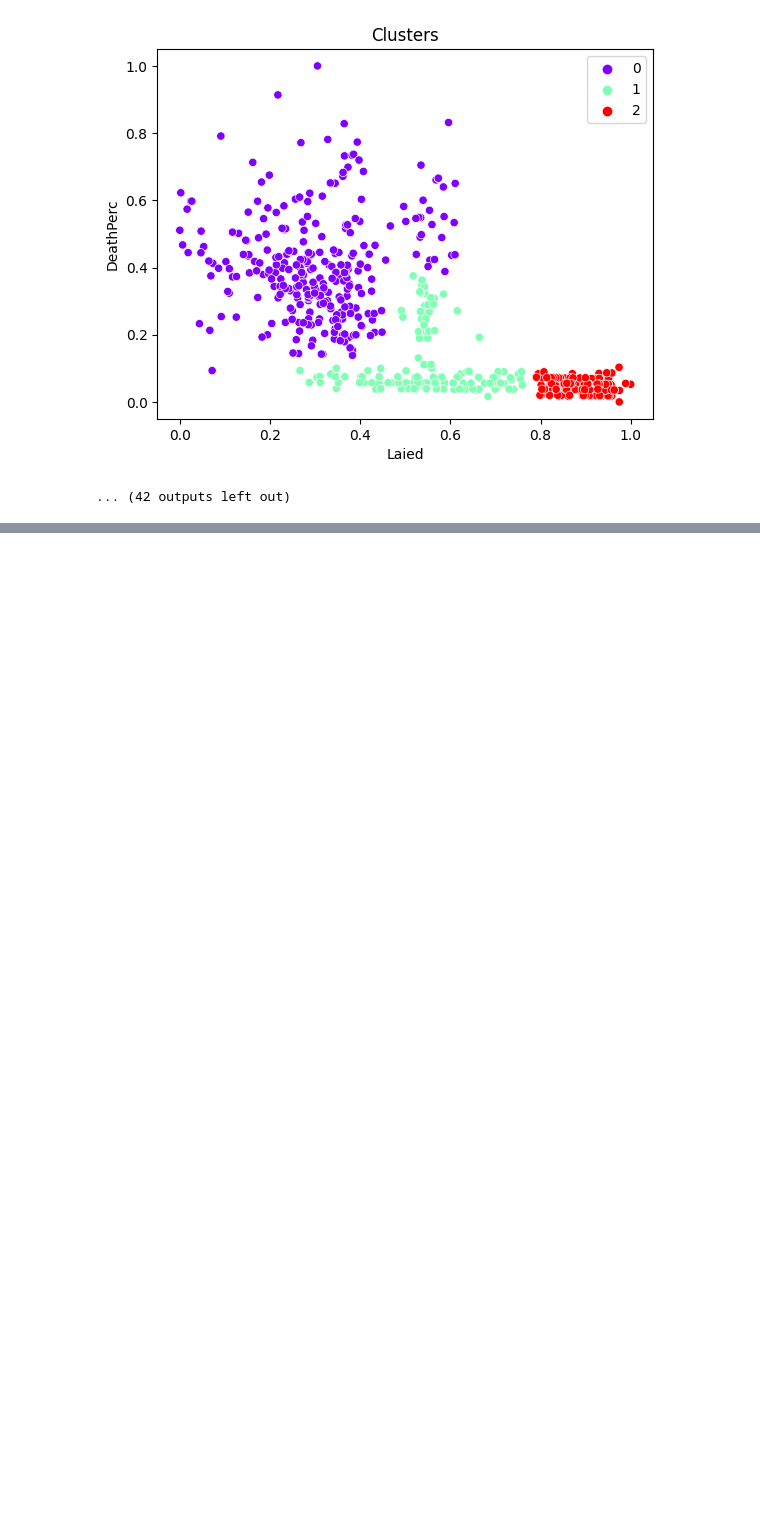
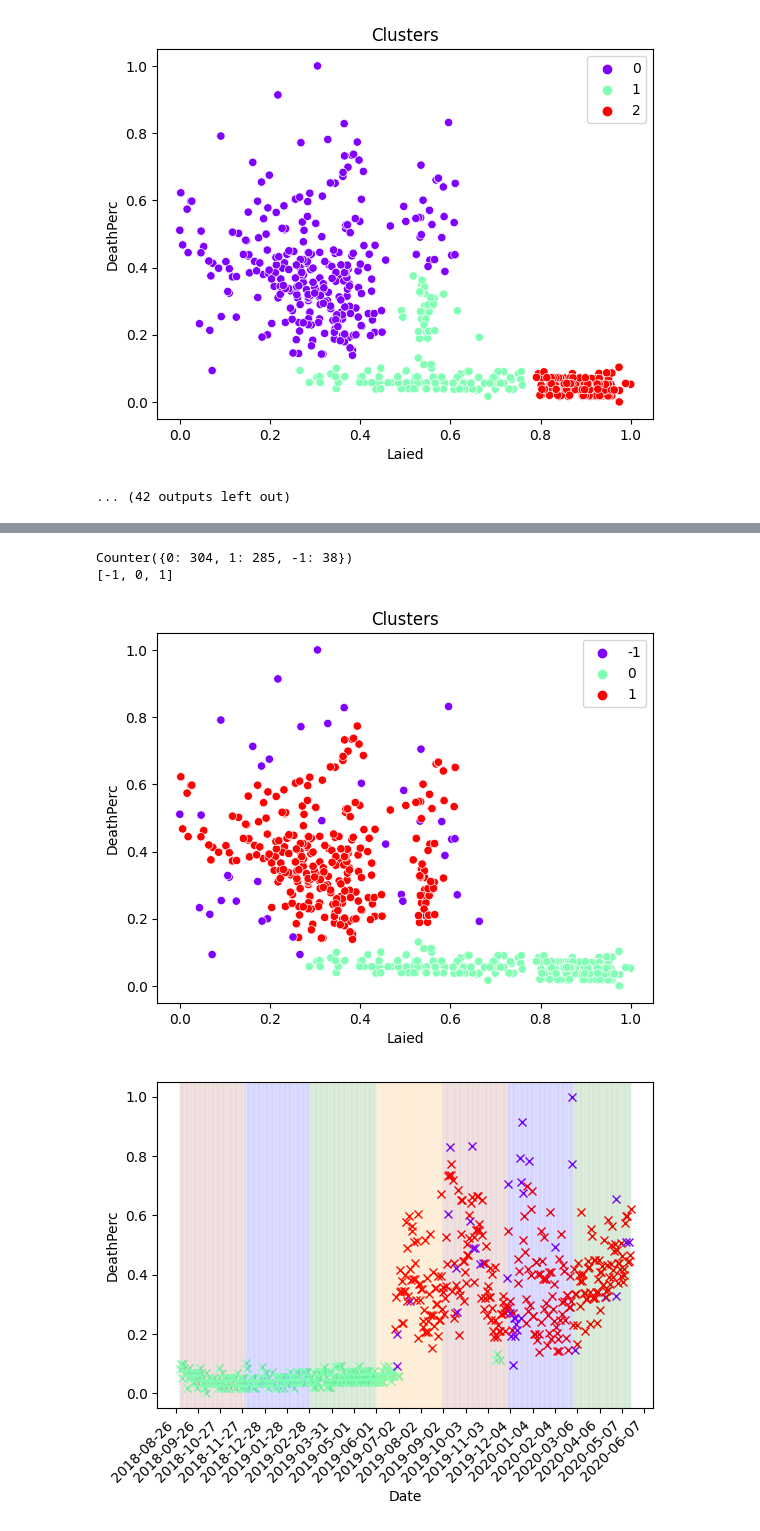
Before and after one commit to CanaliDavide/DASA--Project, a Jupyter notebook: Clustering/DataAnalisysA_Cluster.ipynb, the cells around one changed output, grey strips where cells are left out. Saved outputs shown, nothing was run; the diff lists cells and outputs as text; code cells hidden in the pictures; blank space fills up the shorter version.

```diff
--- a/Clustering/DataAnalisysA_Cluster.ipynb
+++ b/Clustering/DataAnalisysA_Cluster.ipynb
@@ -58 +51,8 @@ array([0, 0, 0, 0, 0, 0, 0, 0, 0, 0, 0, 0, 0, 0, 0, 0, 0, 0, 0, 0, 0, 0,
+# %%
+ut.TemporalCluster(cycleA, label, ["Laied","DeathPerc"], "DeathPerc")
+# %% [output]
+Counter({0: 304, 1: 285, -1: 38})
+[-1, 0, 1]
+[figure, added]
+[figure, added]
 # %%
```
Also changed, not shown: parts of 6 cells of this notebook, 4 other files.
